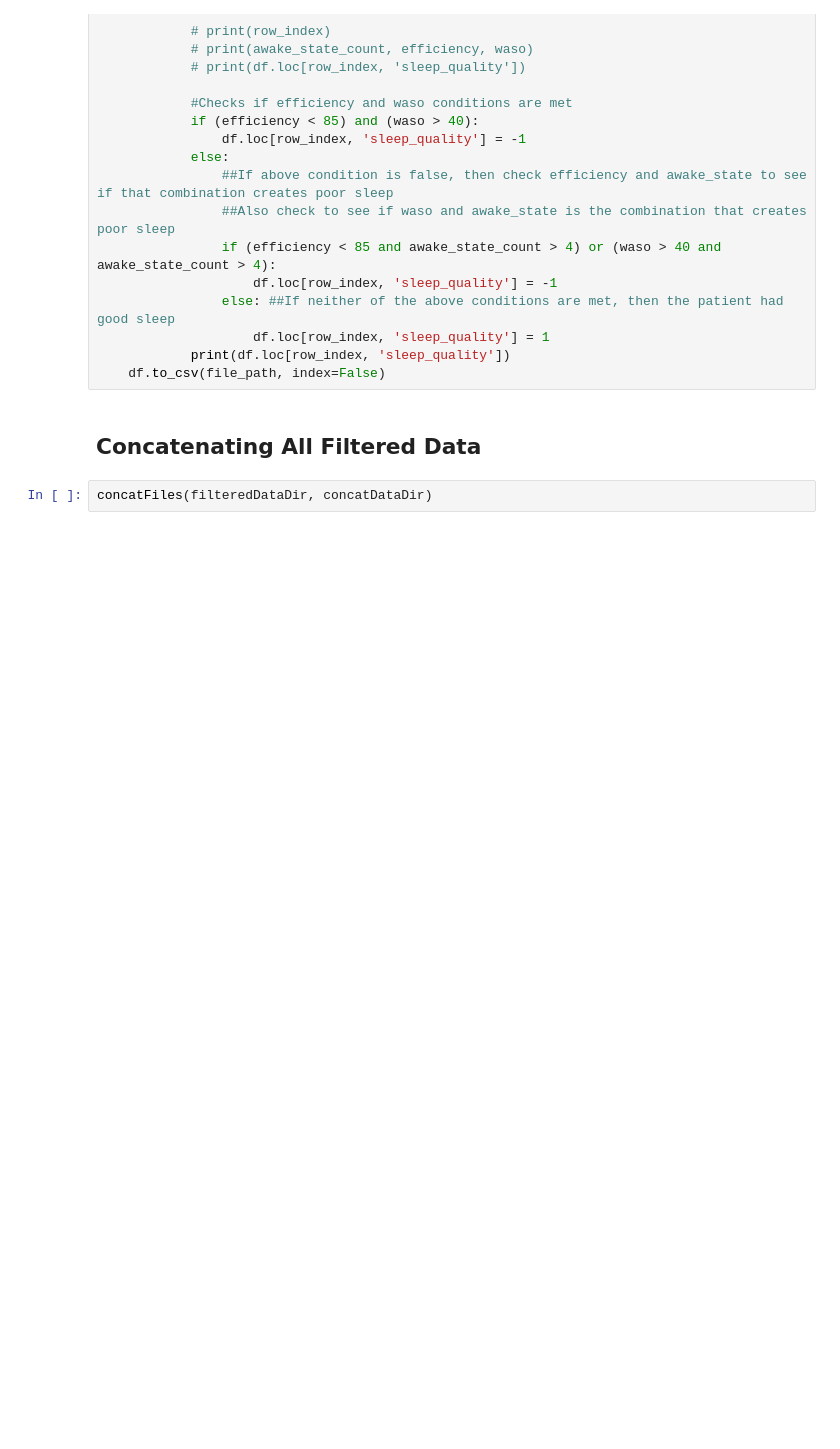
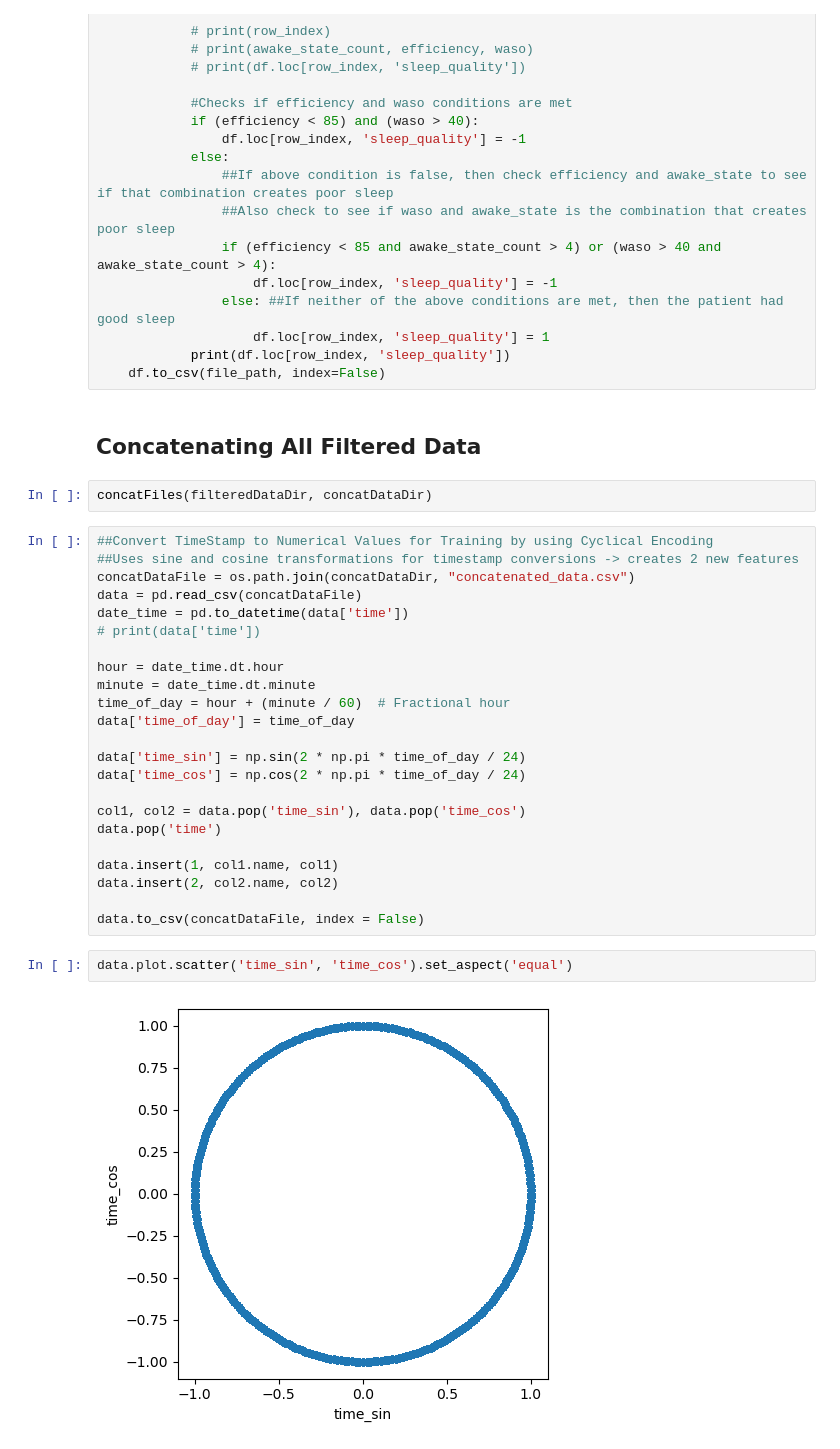
Before and after one commit to nawal-r2002/Treatment_Systems_ML_Models, a Jupyter notebook: preprocessing_data.ipynb, the cells around one changed output. Cells and saved outputs as stored; diff of their text form; blank space fills up the shorter version.

Commit message:
add cyclical encoding for timestamps

```diff
--- a/preprocessing_data.ipynb
+++ b/preprocessing_data.ipynb
@@ -377,3 +386,30 @@ for file in os.listdir(filteredDataDir):
 ## Concatenating All Filtered Data
 # %%
 concatFiles(filteredDataDir, concatDataDir)
+# %%
+##Convert TimeStamp to Numerical Values for Training by using Cyclical Encoding
+##Uses sine and cosine transformations for timestamp conversions -> creates 2 new features
+concatDataFile = os.path.join(concatDataDir, "concatenated_data.csv")
+data = pd.read_csv(concatDataFile)
+date_time = pd.to_datetime(data['time'])
+# print(data['time'])
+
+hour = date_time.dt.hour
+minute = date_time.dt.minute
+time_of_day = hour + (minute / 60)  # Fractional hour
+data['time_of_day'] = time_of_day
+
+data['time_sin'] = np.sin(2 * np.pi * time_of_day / 24)
+data['time_cos'] = np.cos(2 * np.pi * time_of_day / 24)
+
+col1, col2 = data.pop('time_sin'), data.pop('time_cos')
+data.pop('time')
+
+data.insert(1, col1.name, col1)
+data.insert(2, col2.name, col2)
+
+data.to_csv(concatDataFile, index = False)
+# %%
+data.plot.scatter('time_sin', 'time_cos').set_aspect('equal')
+# %% [output]
+[figure, added]
```
Also changed, not shown: parts of 3 cells of this notebook, 1 other file.
